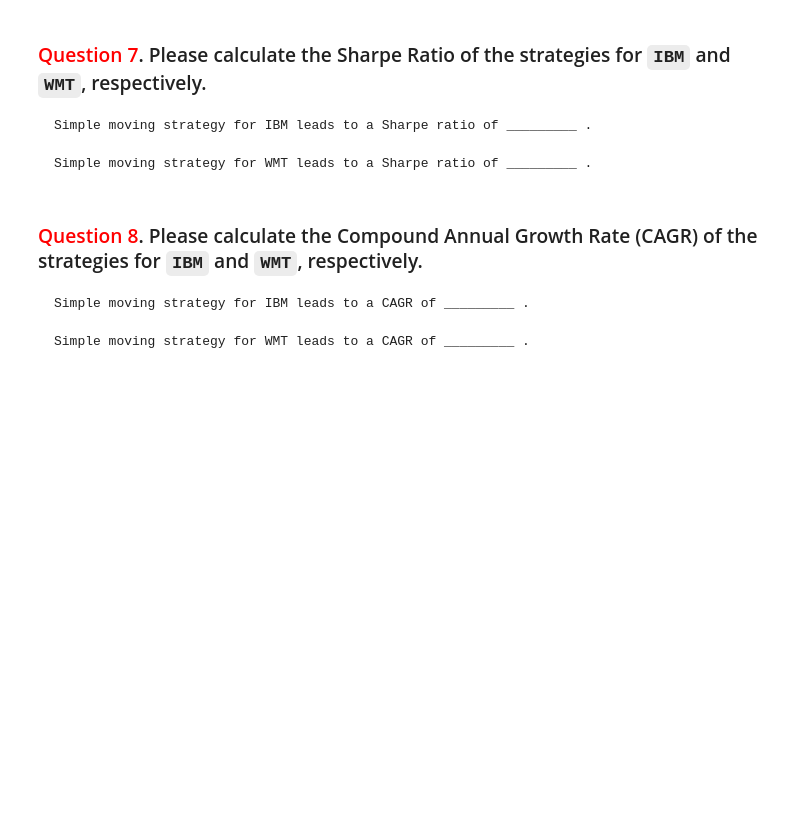
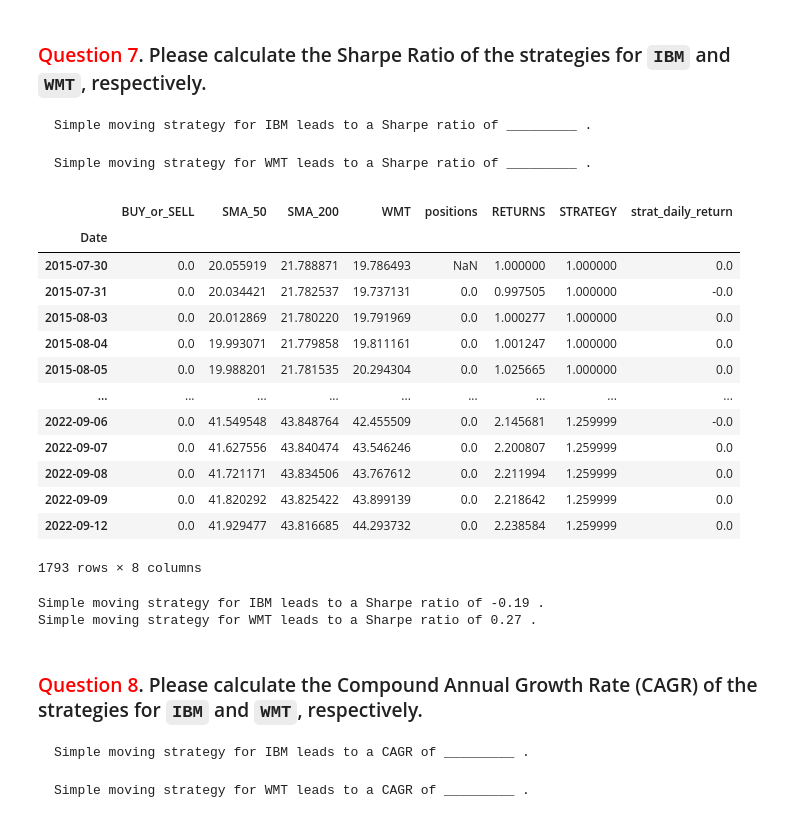
Before and after one commit to changjulian17/qf627, a Jupyter notebook: problem_set_4/QF627_Problem_Set_4.ipynb, the cells around one changed output. Saved outputs shown, nothing was run; the diff lists cells and outputs as text; code cells hidden in the pictures; blank space fills up the shorter version.

```diff
--- a/problem_set_4/QF627_Problem_Set_4.ipynb
+++ b/problem_set_4/QF627_Problem_Set_4.ipynb
@@ -569,9 +781,39 @@ sub=\
+# %%
+df_wmt = BUY_or_SELL
 # %% [markdown]
 ### <font color = red> Question 7</font>. Please calculate the Sharpe Ratio of the strategies for `IBM` and `WMT`, respectively.
 
     Simple moving strategy for IBM leads to a Sharpe ratio of _________ .
 
     Simple moving strategy for WMT leads to a Sharpe ratio of _________ .
+# %%
+df_ibm['strat_daily_return'] = df_ibm['IBM'].pct_change().fillna(0) * df_ibm['BUY_or_SELL']
+df_wmt['strat_daily_return'] = df_wmt['WMT'].pct_change().fillna(0) * df_wmt['BUY_or_SELL']
+# %%
+df_wmt
+# %% [output]
+|  | BUY_or_SELL | SMA_50 | SMA_200 | WMT | positions | RETURNS | STRATEGY | strat_daily_return |
+| Date |  |  |  |  |  |  |  |  |
+| 2015-07-30 | 0.0 | 20.055919 | 21.788871 | 19.786493 | NaN | 1.000000 | 1.000000 | 0.0 |
+| 2015-07-31 | 0.0 | 20.034421 | 21.782537 | 19.737131 | 0.0 | 0.997505 | 1.000000 | -0.0 |
+| 2015-08-03 | 0.0 | 20.012869 | 21.780220 | 19.791969 | 0.0 | 1.000277 | 1.000000 | 0.0 |
+| 2015-08-04 | 0.0 | 19.993071 | 21.779858 | 19.811161 | 0.0 | 1.001247 | 1.000000 | 0.0 |
+| 2015-08-05 | 0.0 | 19.988201 | 21.781535 | 20.294304 | 0.0 | 1.025665 | 1.000000 | 0.0 |
+| ... | ... | ... | ... | ... | ... | ... | ... | ... |
+| 2022-09-06 | 0.0 | 41.549548 | 43.848764 | 42.455509 | 0.0 | 2.145681 | 1.259999 | -0.0 |
+| 2022-09-07 | 0.0 | 41.627556 | 43.840474 | 43.546246 | 0.0 | 2.200807 | 1.259999 | 0.0 |
+| 2022-09-08 | 0.0 | 41.721171 | 43.834506 | 43.767612 | 0.0 | 2.211994 | 1.259999 | 0.0 |
+| 2022-09-09 | 0.0 | 41.820292 | 43.825422 | 43.899139 | 0.0 | 2.218642 | 1.259999 | 0.0 |
+| 2022-09-12 | 0.0 | 41.929477 | 43.816685 | 44.293732 | 0.0 | 2.238584 | 1.259999 | 0.0 |
+1793 rows × 8 columns
+# %%
+Sharpe_ibm = (df_ibm['strat_daily_return']).mean() / df_ibm['strat_daily_return'].std() * np.sqrt(252)
+Sharpe_wmt = (df_wmt['strat_daily_return']).mean() / df_wmt['strat_daily_return'].std() * np.sqrt(252)
+print(f"Simple moving strategy for IBM leads to a Sharpe ratio of {Sharpe_ibm:.2f} .")
+print(f"Simple moving strategy for WMT leads to a Sharpe ratio of {Sharpe_wmt:.2f} .")
+# %% [output]
+Simple moving strategy for IBM leads to a Sharpe ratio of -0.19 .
+Simple moving strategy for WMT leads to a Sharpe ratio of 0.27 .
 # %% [markdown]
 ### <font color = red> Question 8</font>. Please calculate the Compound Annual Growth Rate (CAGR) of the strategies for `IBM` and `WMT`, respectively.
 
```
Also changed, not shown: parts of 29 cells of this notebook, 3 other files.
